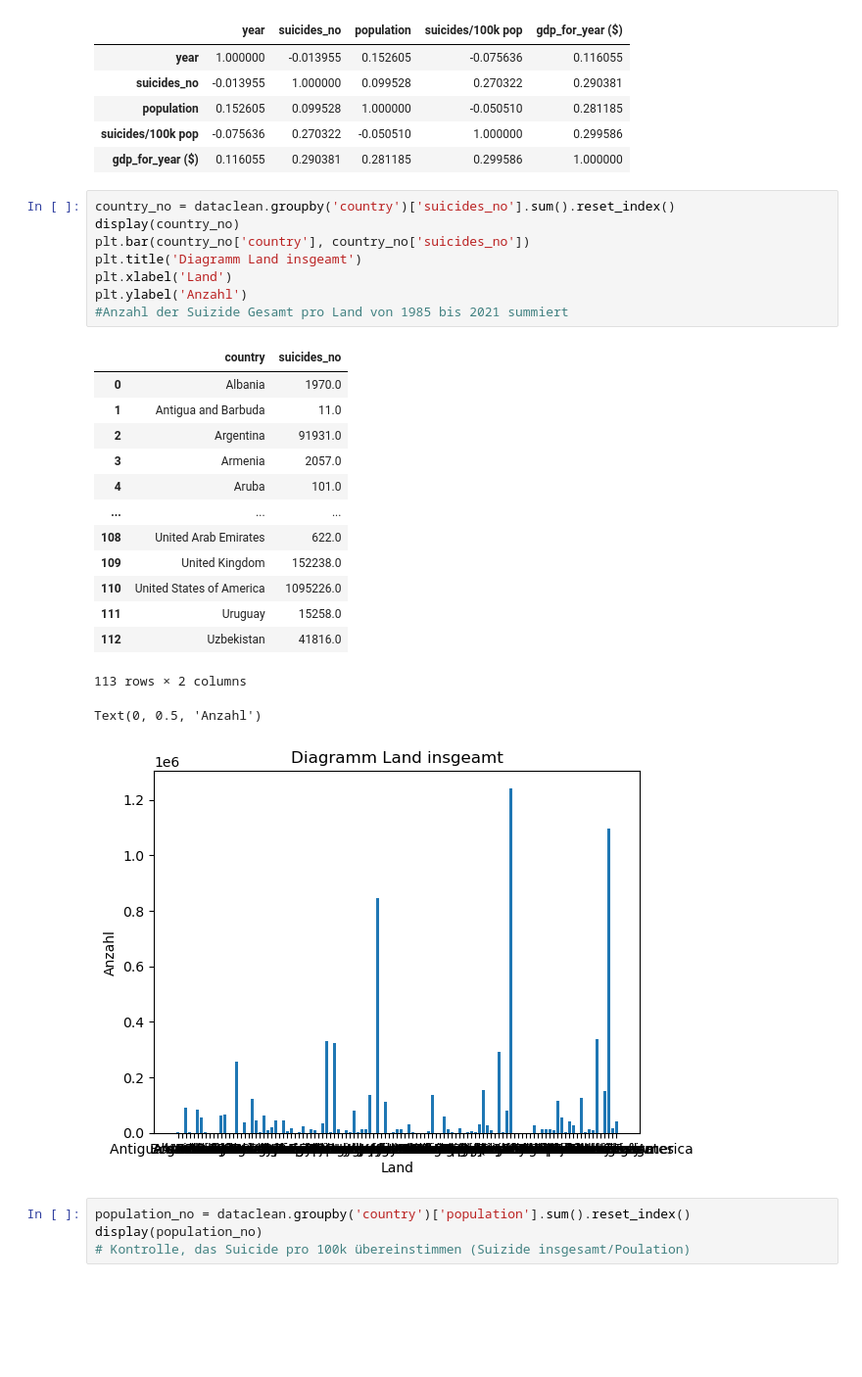
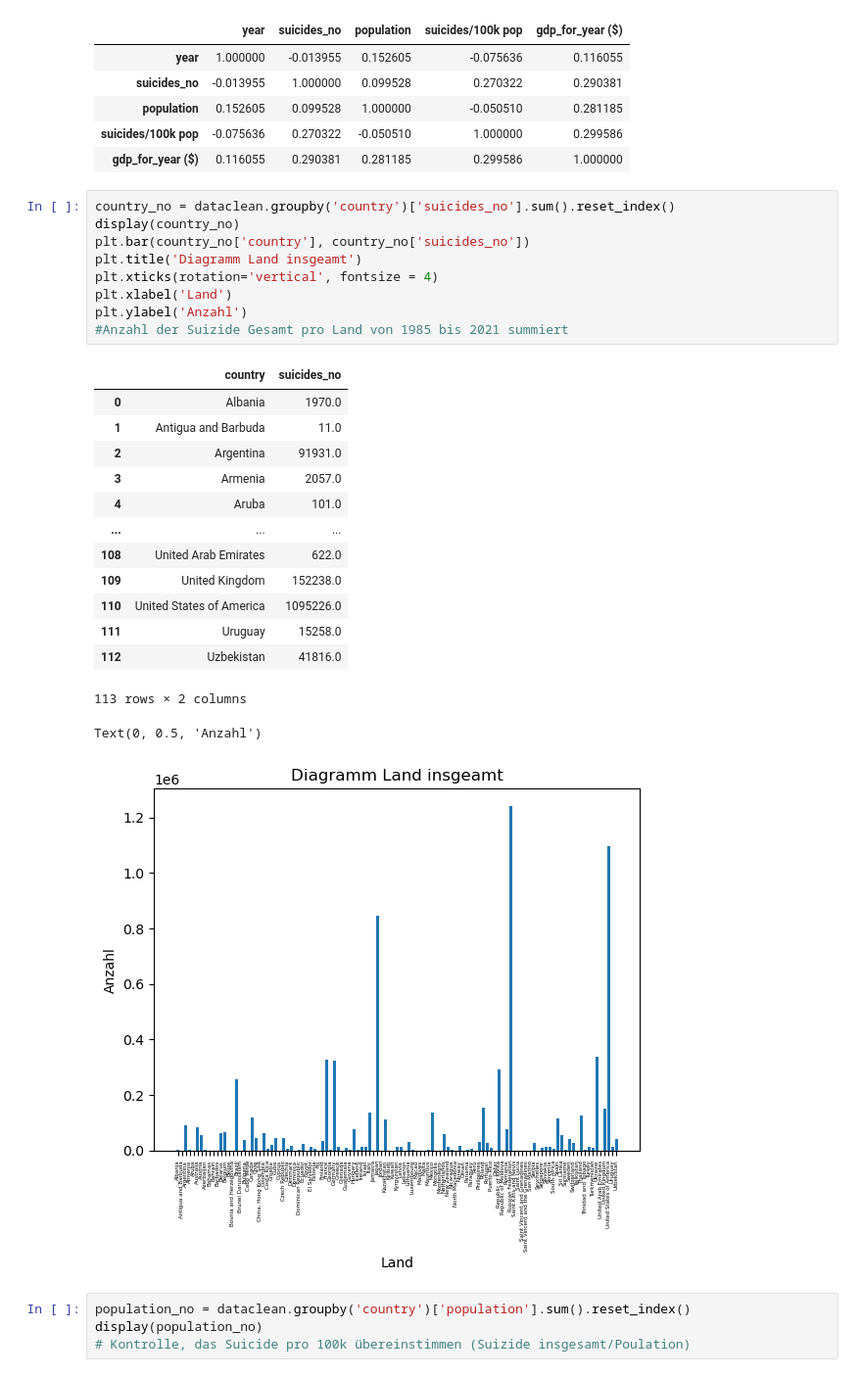
Before and after one commit to DataScience-DHBWKA/abc, a Jupyter notebook: data.ipynb, the cells around one changed output. Shown at 98% size. Drawn from its saved outputs; the diff is of its cells as text; blank space fills up the shorter version.

```diff
--- a/data.ipynb
+++ b/data.ipynb
@@ -183,27 +184,28 @@ corr.style.background_gradient(cmap='coolwarm')
 # %%
 country_no = dataclean.groupby('country')['suicides_no'].sum().reset_index()
 display(country_no)
 plt.bar(country_no['country'], country_no['suicides_no'])
 plt.title('Diagramm Land insgeamt')
+plt.xticks(rotation='vertical', fontsize = 4)
 plt.xlabel('Land')
 plt.ylabel('Anzahl')
 #Anzahl der Suizide Gesamt pro Land von 1985 bis 2021 summiert
 # %% [output]
 |  | country | suicides_no |
 | 0 | Albania | 1970.0 |
 | 1 | Antigua and Barbuda | 11.0 |
 | 2 | Argentina | 91931.0 |
 | 3 | Armenia | 2057.0 |
 | 4 | Aruba | 101.0 |
 | ... | ... | ... |
 | 108 | United Arab Emirates | 622.0 |
 | 109 | United Kingdom | 152238.0 |
 | 110 | United States of America | 1095226.0 |
 | 111 | Uruguay | 15258.0 |
 | 112 | Uzbekistan | 41816.0 |
 113 rows × 2 columns
 Text(0, 0.5, 'Anzahl')
-[figure, old version]
+[figure, new version]
 # %%
 population_no = dataclean.groupby('country')['population'].sum().reset_index()
 display(population_no)
```
Also changed, not shown: parts of 67 cells of this notebook.
